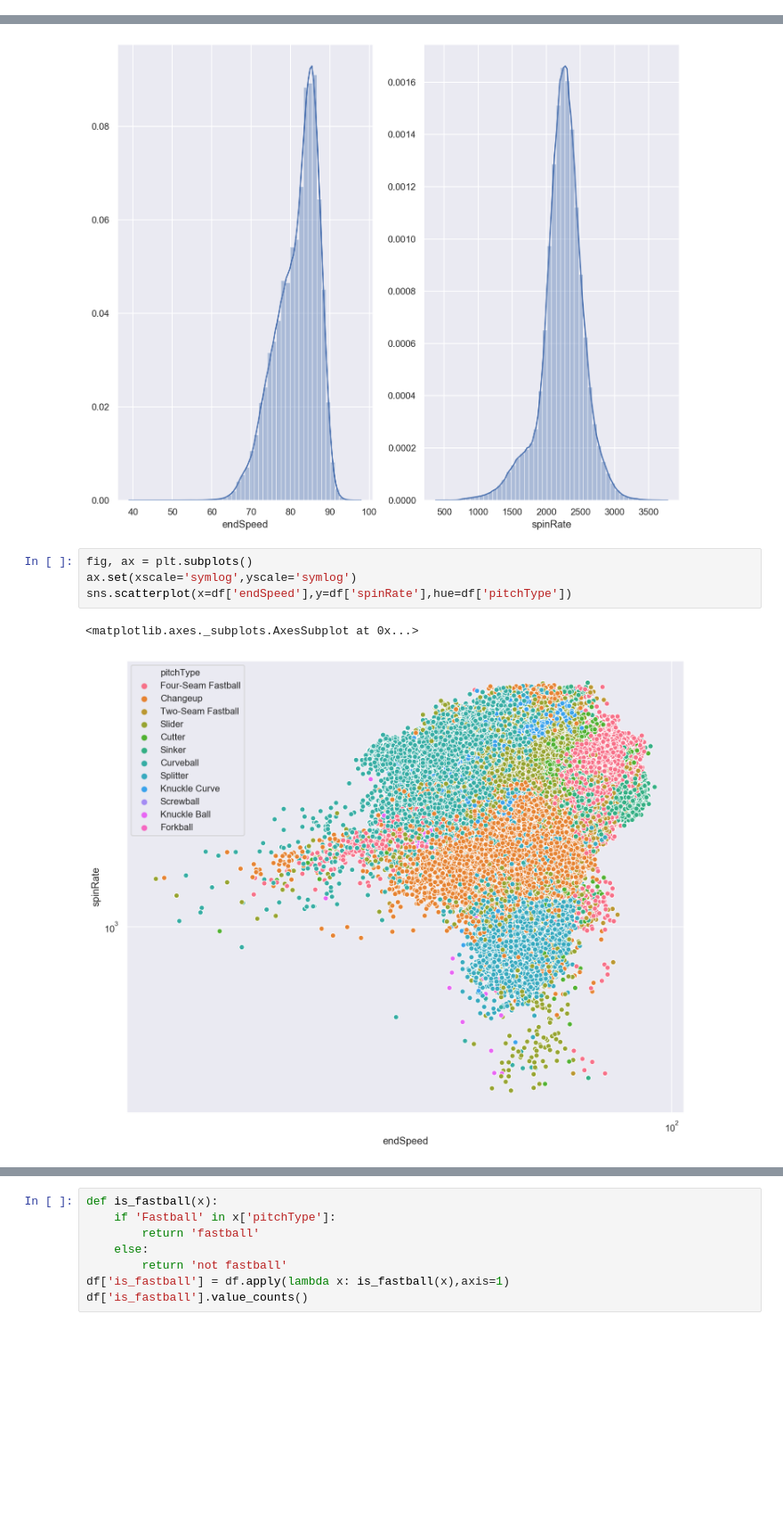
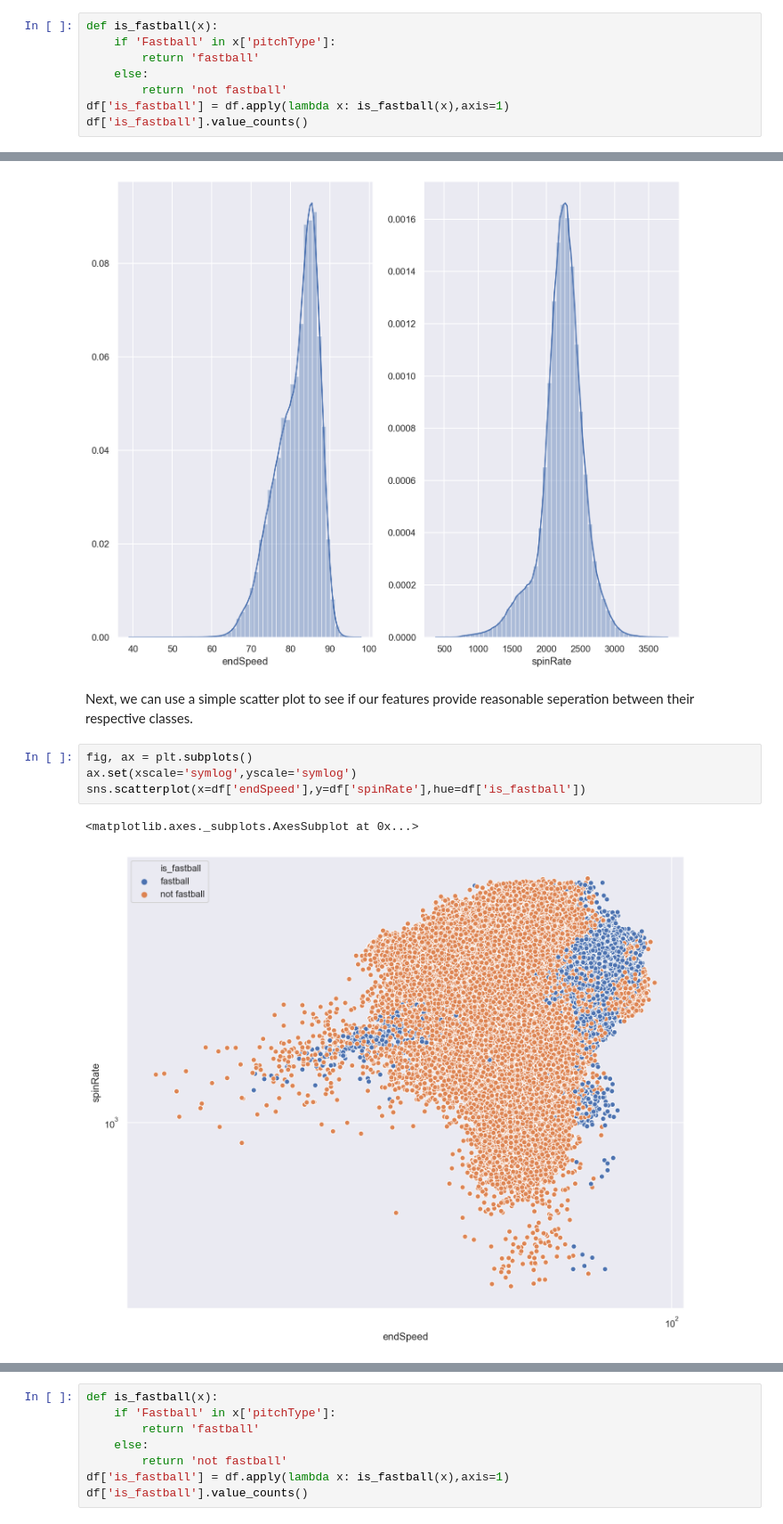
Before and after one commit to schlinkertc/Algorithms-From-Scratch, a Jupyter notebook: Bayes/bayes_fromScratch.ipynb, the cells around one changed output, grey strips where cells are left out. Shown at 89% size. Drawn from its saved outputs; the diff is of its cells as text; blank space fills up the shorter version.

```diff
--- a/Bayes/bayes_fromScratch.ipynb
+++ b/Bayes/bayes_fromScratch.ipynb
@@ -46,0 +54,8 @@ df.shape
+# %%
+def is_fastball(x):
+    if 'Fastball' in x['pitchType']:
+        return 'fastball'
+    else:
+        return 'not fastball'
+df['is_fastball'] = df.apply(lambda x: is_fastball(x),axis=1)
+df['is_fastball'].value_counts()
@@ -51,10 +74,12 @@ sns.distplot(df['spinRate'],ax=axes[1])
 # %% [output]
 <matplotlib.axes._subplots.AxesSubplot at 0x...>
 [figure]
+# %% [markdown]
+Next, we can use a simple scatter plot to see if our features provide reasonable seperation between their respective classes.
 # %%
 fig, ax = plt.subplots()
 ax.set(xscale='symlog',yscale='symlog')
-sns.scatterplot(x=df['endSpeed'],y=df['spinRate'],hue=df['pitchType'])
+sns.scatterplot(x=df['endSpeed'],y=df['spinRate'],hue=df['is_fastball'])
 # %% [output]
 <matplotlib.axes._subplots.AxesSubplot at 0x...>
-[figure, old version]
+[figure, new version]
```
Also changed, not shown: parts of 37 cells of this notebook, 1 other file.
